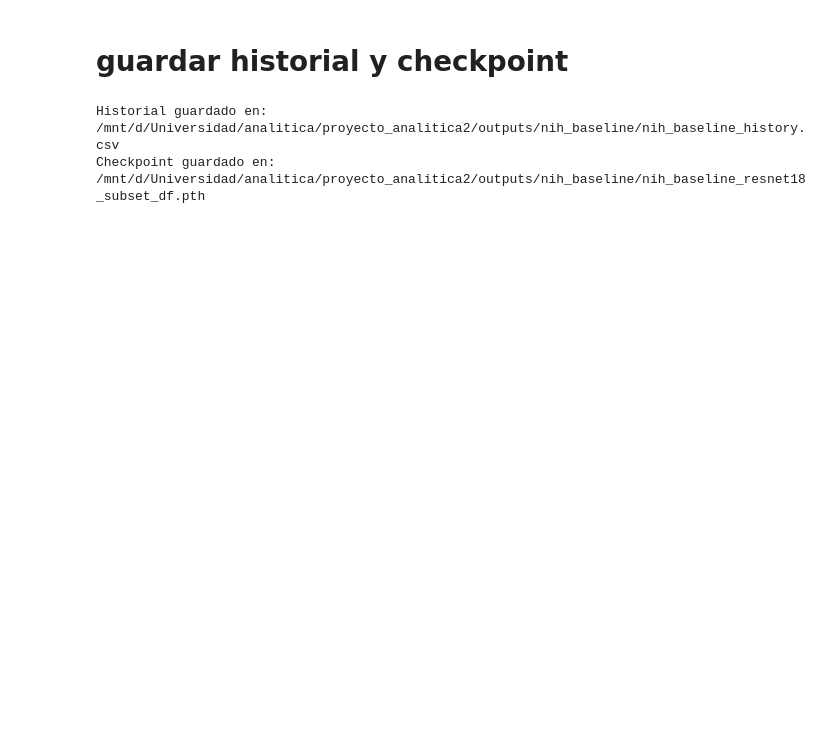
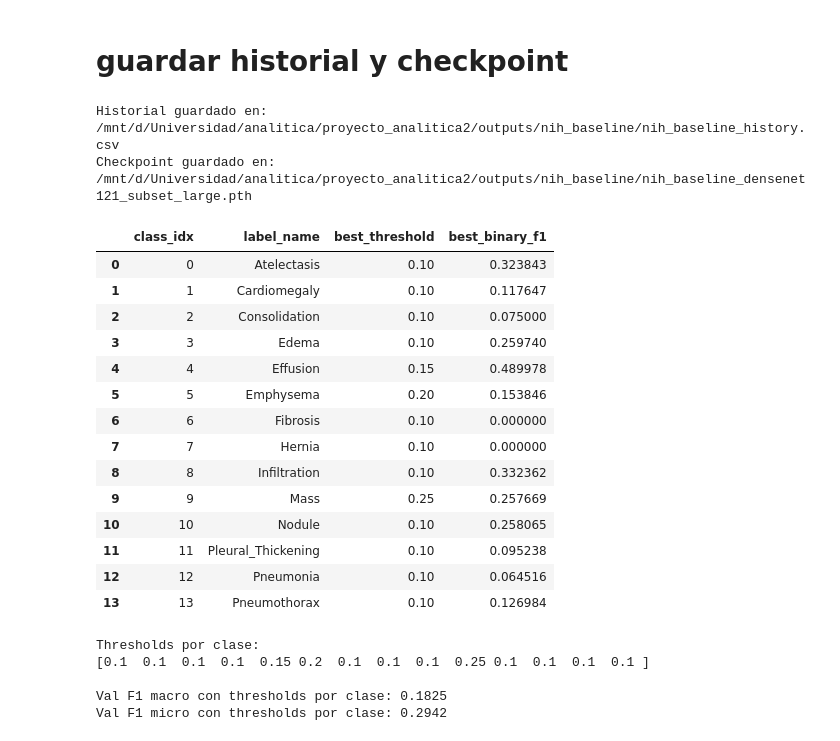
Before and after one commit to luisangelgar08/proyecto_analitica2, a Jupyter notebook: notebooks/nih/04_nih_baseline_entrenamiento.ipynb, the cells around one changed output. Drawn from its saved outputs; the diff is of its cells as text; code cells hidden in the pictures; blank space fills up the shorter version.

```diff
--- a/notebooks/nih/04_nih_baseline_entrenamiento.ipynb
+++ b/notebooks/nih/04_nih_baseline_entrenamiento.ipynb
@@ -582,23 +771,78 @@ history_df = pd.DataFrame(history)
 history_path = OUTPUT_DIR / "nih_baseline_history.csv"
 history_df.to_csv(history_path, index=False)
 
-checkpoint_path = OUTPUT_DIR / "nih_baseline_resnet18_subset_df.pth"
+checkpoint_path = OUTPUT_DIR / "nih_baseline_densenet121_subset_large.pth"
 torch.save({
     "model_state_dict": best_model_state,
     "label_to_idx": label_to_idx,
     "image_size": IMAGE_SIZE,
     "num_classes": NUM_CLASSES,
-    "best_val_loss": best_val_loss,
-    "test_loss": test_loss,
-    "test_f1_macro": test_f1_macro,
-    "test_f1_micro": test_f1_micro,
+    "best_val_f1_macro": best_val_f1_macro,
+    "best_epoch": best_epoch,
+    "best_thresholds_per_class": best_thresholds_per_class.tolist(),
+    "test_loss": float(test_loss),
+    "test_f1_macro": float(test_f1_macro),
+    "test_f1_micro": float(test_f1_micro),
 }, checkpoint_path)
 
 print("Historial guardado en:", history_path)
 print("Checkpoint guardado en:", checkpoint_path)
 # %% [output]
 Historial guardado en: /mnt/d/Universidad/analitica/proyecto_analitica2/outputs/nih_baseline/nih_baseline_history.csv
-Checkpoint guardado en: /mnt/d/Universidad/analitica/proyecto_analitica2/outputs/nih_baseline/nih_baseline_resnet18_subset_df.pth
+Checkpoint guardado en: /mnt/d/Universidad/analitica/proyecto_analitica2/outputs/nih_baseline/nih_baseline_densenet121_subset_large.pth
+# %%
+model.load_state_dict(best_model_state)
+
+test_targets, test_probs = collect_probs_targets(model, test_loader, DEVICE)
+test_preds = apply_thresholds(test_probs, best_thresholds_per_class)
+
+test_loss, _, _ = evaluate_model(
+    model,
+    test_loader,
+    criterion,
+    DEVICE,
+    thresholds=best_thresholds_per_class
+)
+
+test_f1_macro = f1_score(test_targets, test_preds, average="macro", zero_division=0)
+test_f1_micro = f1_score(test_targets, test_preds, average="micro", zero_division=0)
+
+print("Resultados en test:")
+print("thresholds por clase =", best_thresholds_per_class)
+print(f"test_loss       = {test_loss:.4f}")
+print(f"test_f1_macro   = {test_f1_macro:.4f}")
+print(f"test_f1_micro   = {test_f1_micro:.4f}")
+
+print("\nClassification report:")
+print(
+    classification_report(
+        test_targets,
+        test_preds,
+        target_names=[idx_to_label[i] for i in range(len(idx_to_label))],
+        zero_division=0
+    )
+)
+# %% [output]
+|  | class_idx | label_name | best_threshold | best_binary_f1 |
+| 0 | 0 | Atelectasis | 0.10 | 0.323843 |
+| 1 | 1 | Cardiomegaly | 0.10 | 0.117647 |
+| 2 | 2 | Consolidation | 0.10 | 0.075000 |
+| 3 | 3 | Edema | 0.10 | 0.259740 |
+| 4 | 4 | Effusion | 0.15 | 0.489978 |
+| 5 | 5 | Emphysema | 0.20 | 0.153846 |
+| 6 | 6 | Fibrosis | 0.10 | 0.000000 |
+| 7 | 7 | Hernia | 0.10 | 0.000000 |
+| 8 | 8 | Infiltration | 0.10 | 0.332362 |
+| 9 | 9 | Mass | 0.25 | 0.257669 |
+| 10 | 10 | Nodule | 0.10 | 0.258065 |
+| 11 | 11 | Pleural_Thickening | 0.10 | 0.095238 |
+| 12 | 12 | Pneumonia | 0.10 | 0.064516 |
+| 13 | 13 | Pneumothorax | 0.10 | 0.126984 |
+Thresholds por clase:
+[0.1  0.1  0.1  0.1  0.15 0.2  0.1  0.1  0.1  0.25 0.1  0.1  0.1  0.1 ]
+
+Val F1 macro con thresholds por clase: 0.1825
+Val F1 micro con thresholds por clase: 0.2942
 # %%
 history_df
 # %% [output]
```
Also changed, not shown: parts of 17 cells of this notebook, 44 other files.
